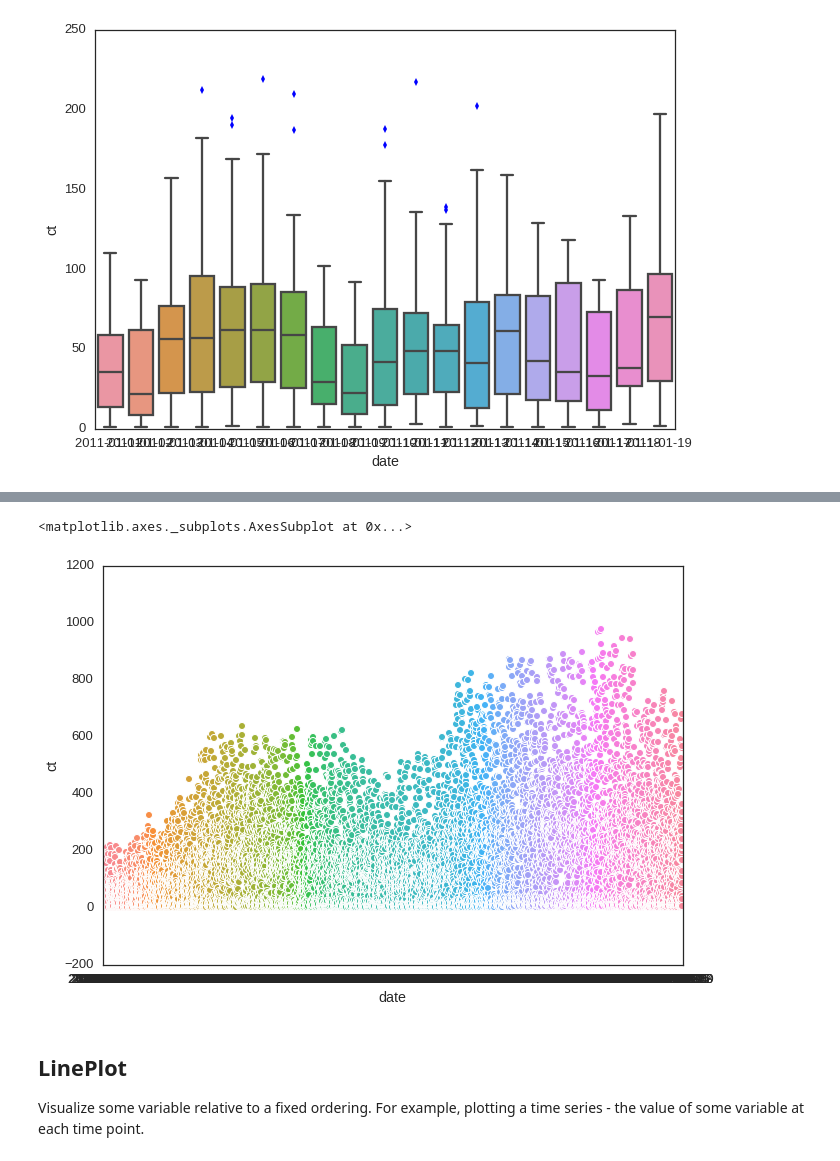
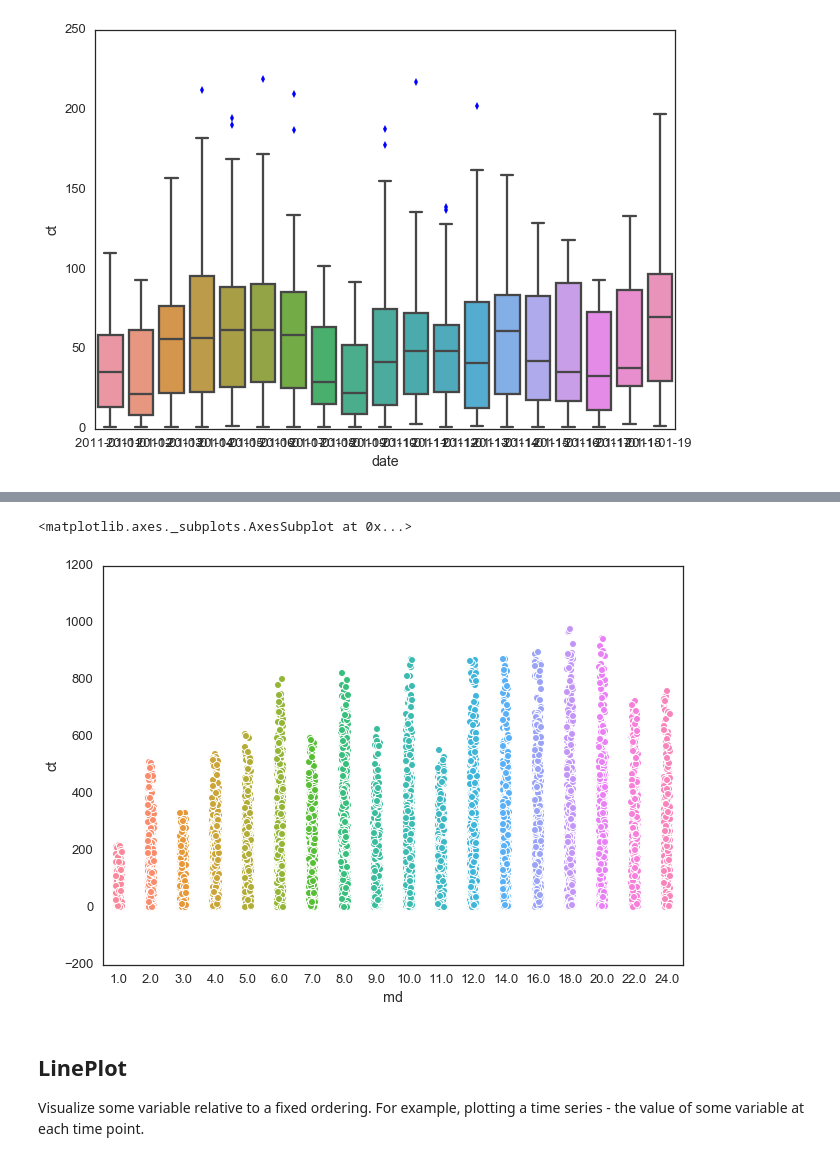
Before and after one commit to annahm/ga_hw, a Jupyter notebook: 05_annahm_bikes.ipynb, the cells around one changed output, grey strips where cells are left out. Cells and saved outputs as stored; diff of their text form; code cells hidden in the pictures.

```diff
--- a/05_annahm_bikes.ipynb
+++ b/05_annahm_bikes.ipynb
@@ -22,8 +22,8 @@ plt.rcParams['font.size'] = 14
 sns.set(style="white", context="talk")
 # %%
 # Fetch some data to work with
-cols = ['star_rating','title','content_rating','genre','duration','actors_list']
-filepath = '../data/imdb_1000.csv'
-movies = pd.read_csv(filepath, header=0, names=cols, na_filter=False)
+bike_cols = ["datetime","season","holiday","wkday","weather","temp","atemp","humidity","wind","casual","registered","ct"]
+filepath = '/Users/anna/GA/DAT-DC-10/data/bikeshare.csv'
+bikes = pd.read_csv(filepath, header=0, names=bike_cols, na_filter=False)
 drink_cols = ['country', 'beer', 'spirit', 'wine', 'liters', 'continent']
-drinks = pd.read_csv("../data/drinks.csv", header=0, names=drink_cols, na_filter=False)
+drinks = pd.read_csv("/Users/anna/GA/DAT-DC-10/data/drinks.csv", header=0, names=drink_cols, na_filter=False)
@@ -35,4 +29,0 @@ movies.head(1)
-# %%
-cols = ["datetime","season","holiday","workingday","weather","temp","atemp","humidity","windspeed","casual","registered","ct"]
-bikes = pd.read_csv("/home/anna/DAT-DC-10/data/bikeshare.csv", names=cols, header=0, na_filter=False)
-bikes.head(1)
@@ -365,9 +488,21 @@ sns.boxplot(x="date",y="ct",data=month_bk)
+# %%
+bikes["year"] = bikes["datetime"].map(lambda(x): int(x[0:4])) # Grabs year
+bikes["month"] = bikes["datetime"].map(lambda(x): int(x[5:7])) # Grabs month
+# Question:  Is there an easier way??
+# sns.stripplot(x="date",y="ct",data=bikes,jitter=True)
+for i, row in bikes.iterrows():
+    # print i, row["year"], row["month"], type(row["year"])
+    if row["year"] == 2012:
+        bikes.loc[i,"md"] = 2 * row['month']
+    else:
+        bikes.loc[i,"md"] = row['month']
 # %%
-# Question:  ?
-sns.stripplot(x="date",y="ct",data=bikes,jitter=True)
+#bikes.groupby("md").ct.mean()
+# Question: Is this the right use of strip plot ?
+sns.stripplot(x="md",y="ct",data=bikes,jitter=True)
 # %% [output]
 <matplotlib.axes._subplots.AxesSubplot at 0x...>
-[figure, old version]
+[figure, new version]
 # %% [markdown]
 ## LinePlot
 Visualize some variable relative to a fixed ordering. For example, plotting a time series - the value of some variable at each time point.
```
Also changed, not shown: parts of 62 cells of this notebook.
